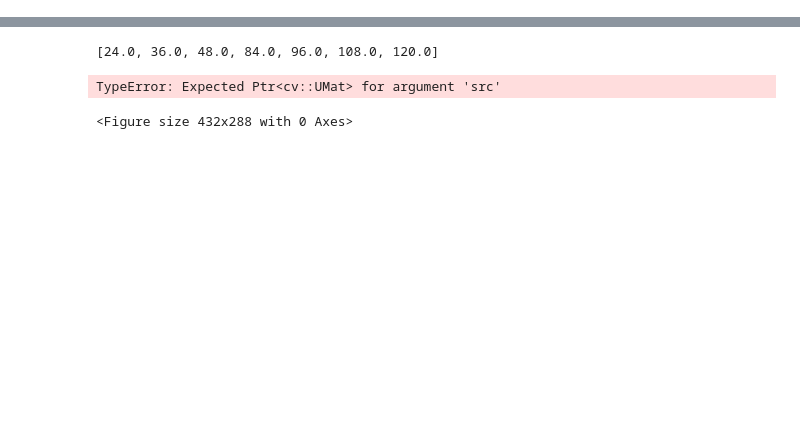
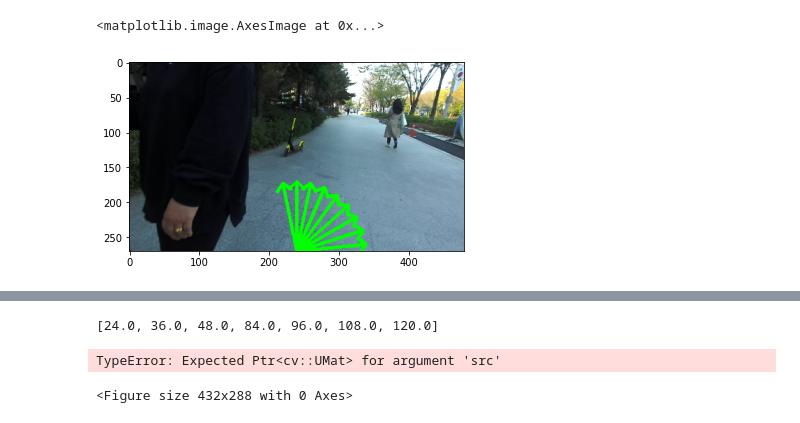
Before and after one commit to seraaaayeo/SellyDev, a Jupyter notebook: vision_optimizer.ipynb, the cells around one changed output, grey strips where cells are left out. Drawn from its saved outputs; the diff is of its cells as text; code cells hidden in the pictures; blank space fills up the shorter version.

```diff
--- a/vision_optimizer.ipynb
+++ b/vision_optimizer.ipynb
@@ -39,6 +39,38 @@ data = data["arr_0"]
 
 img = data[:,0,:,:,:]
 point_cloud = data[:,1,:,:,:]
+# %%
+import numpy as np
+import requests
+import time
+import base64
+from PIL import Image
+import io
+import cv2
+import ast
+import math
+
+
+angle_url = "http://127.0.0.1:5000/vision_angle"
+img_url = "http://127.0.0.1:5000/vision_img"
+
+def angle_receiver(img, point_cloud):
+    frame =  np.array((img, point_cloud), dtype=np.float32).tobytes()
+    files = {'file': frame}
+    response = requests.post(angle_url, files=files)
+    angle_list = ast.literal_eval(response.text)
+    return angle_list
+
+def img_receiver(img, point_cloud):
+    frame =  np.array((img, point_cloud), dtype=np.float32).tobytes()
+    files = {'file': frame}
+    response = requests.post(img_url, files=files)
+    response = response.json()
+    response = response['key']['result_img']
+    response = base64.b64decode(response)
+    response = Image.open(io.BytesIO(response))
+    response = np.array(response)
+    return response
 # %%
 '''fourcc = cv2.VideoWriter_fourcc(*'DIVX')
 out = cv2.VideoWriter('yolo2.mp4', fourcc, 25.0, (480, 270))
@@ -69 +105,15 @@ Clipping input data to the valid range for imshow with RGB data ([0..1] for floa
+# %%
+i = 243
+
+angle_list = angle_receiver(img[i].copy(), point_cloud[i].copy())
+img_copy = img[i].copy()
+for angle in angle_list:
+    x = 100 * math.cos(math.radians(angle+ (180/15)/2))
+    y = 100 * math.sin(math.radians(angle+ (180/15)/2))
+    cv2.arrowedLine(img_copy, (240, 270) , (240+int(x),270-int(y)), (0,255,0), 3, tipLength=0.15 )
+
+plt.imshow(RGB(img_copy/255))
+# %% [output]
+<matplotlib.image.AxesImage at 0x...>
+[figure, added]
 # %%
```
Also changed, not shown: parts of 3 cells of this notebook, 6 other files.
